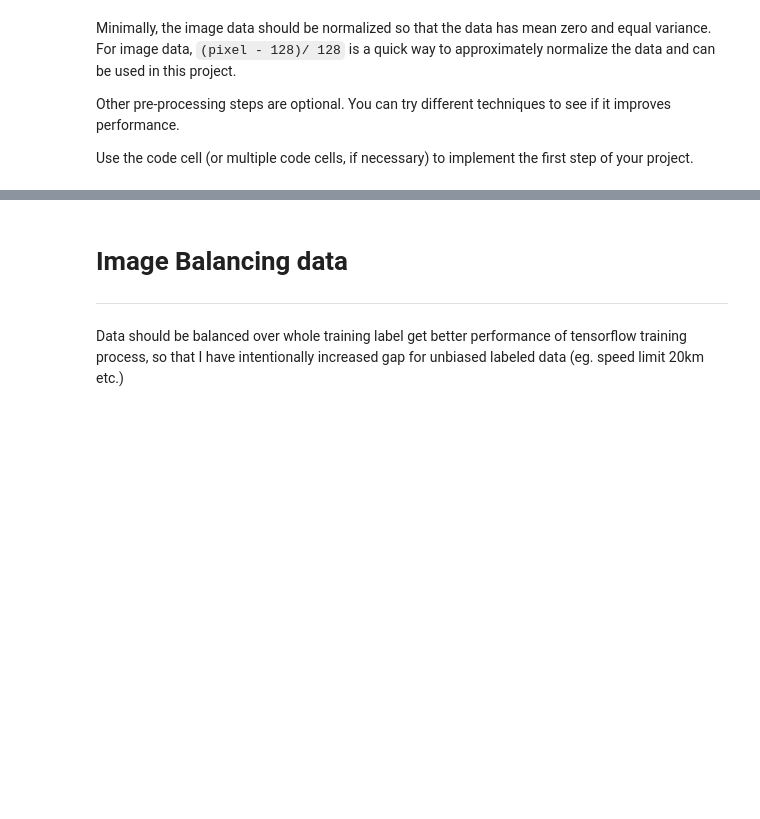
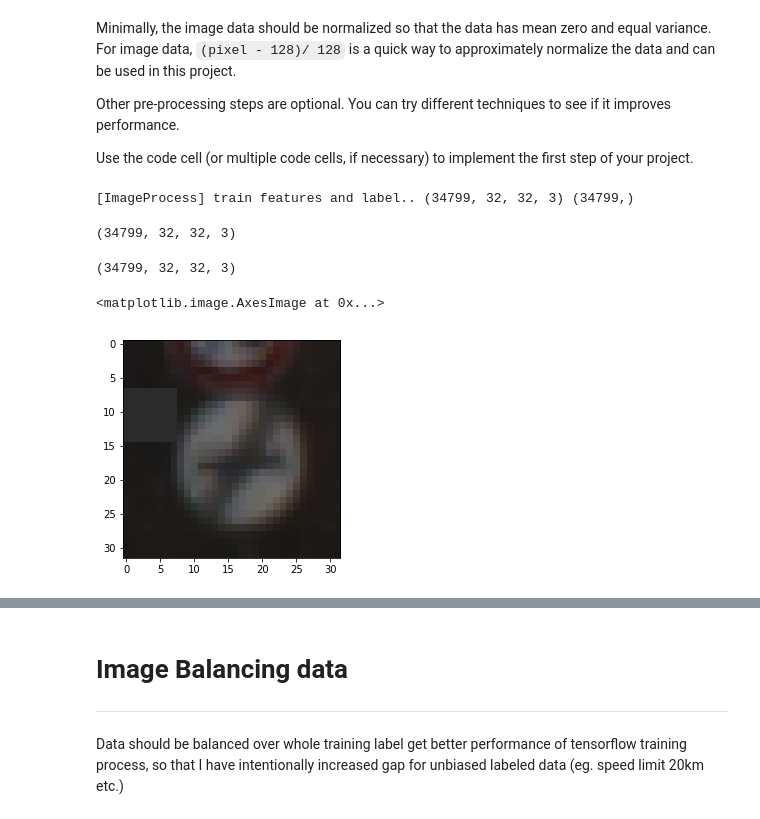
Before and after one commit to scrambleegg7/SelfCar, a Jupyter notebook: CarND-Traffic-Sign-Classifier-Project/Traffic_Sign_Classifier_v1.ipynb, the cells around one changed output, grey strips where cells are left out. Saved outputs shown, nothing was run; the diff lists cells and outputs as text; code cells hidden in the pictures; blank space fills up the shorter version.

```diff
--- a/CarND-Traffic-Sign-Classifier-Project/Traffic_Sign_Classifier_v1.ipynb
+++ b/CarND-Traffic-Sign-Classifier-Project/Traffic_Sign_Classifier_v1.ipynb
@@ -558,6 +561,31 @@ class ImageProces(object):
         with open(output_path, 'wb') as f:
             for idx in range(0, n_bytes, max_bytes):
                 f.write(bytes_out[idx:idx+max_bytes])
+# %%
+imgAugCls = ImageAugmentationClass()
+# %%
+imgProcCls = ImageProces()
+imgProcCls.data_initialization()
+# %% [output]
+[ImageProcess] train features and label.. (34799, 32, 32, 3) (34799,)
+# %%
+train_data = imgProcCls.X_train.copy()
+original_data = imgProcCls.X_train.copy()
+
+print(train_data.shape)
+# %% [output]
+(34799, 32, 32, 3)
+# %%
+p = list( map( lambda image: imgAugCls.cutout(image), train_data[:].copy() ) )
+p = np.array(p)
+print(p.shape)
+# %% [output]
+(34799, 32, 32, 3)
+# %%
+plt.imshow(p[0])
+# %% [output]
+<matplotlib.image.AxesImage at 0x...>
+[figure, added]
 # %%
 imgProcCls = ImageProces()
 imgProcCls.data_initialization()
```
Also changed, not shown: parts of 10 cells of this notebook.
